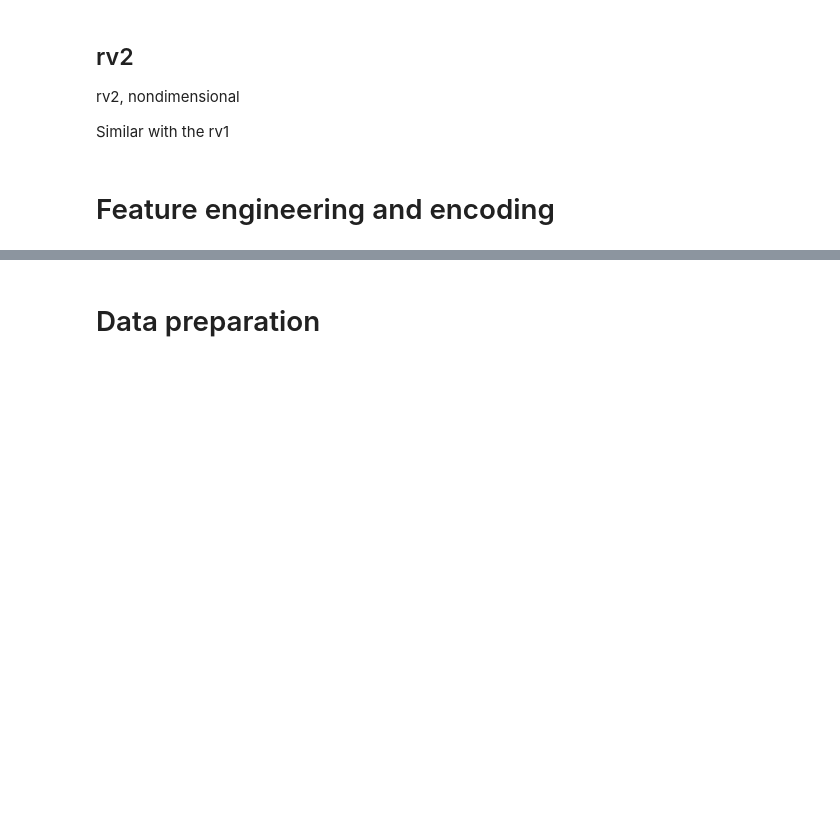
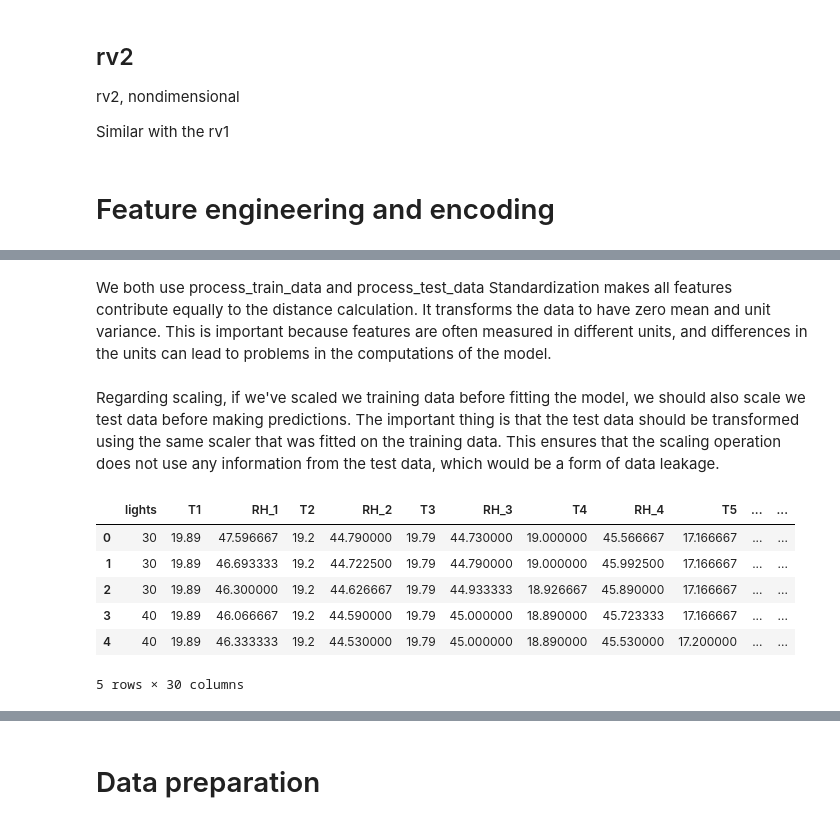
Before and after one commit to erdoganabaci/ml-predicting-energy-consumption, a Jupyter notebook: erdogan_abaci_ML_Predicting_Energy_consumption.ipynb, the cells around one changed output, grey strips where cells are left out. Saved outputs shown, nothing was run; the diff lists cells and outputs as text; code cells hidden in the pictures; blank space fills up the shorter version.

Commit message:
Fix kaggle scaler error

```diff
--- a/erdogan_abaci_ML_Predicting_Energy_consumption.ipynb
+++ b/erdogan_abaci_ML_Predicting_Energy_consumption.ipynb
@@ -559 +662,3 @@ For example, if we're predicting energy usage based on the time of day, the raw
+# %% [markdown]
+We both use process_train_data and process_test_data Standardization makes all features contribute equally to the distance calculation. It transforms the data to have zero mean and unit variance. This is important because features are often measured in different units, and differences in the units can lead to problems in the computations of the model.
 # %%
@@ -584,0 +683,2 @@ def add_cyclical_features(df, date_col='date'):
+# %% [markdown]
+Regarding scaling, if we've scaled we training data before fitting the model, we should also scale we test data before making predictions. The important thing is that the test data should be transformed using the same scaler that was fitted on the training data. This ensures that the scaling operation does not use any information from the test data, which would be a form of data leakage.
@@ -585,6 +729,14 @@ def add_cyclical_features(df, date_col='date'):
 # %%
-reshaped_training_data = add_cyclical_features(train_data)
+reshaped_training_data = process_train_data(train_data)
 reshaped_training_data.head()
+# %% [output]
+|  | lights | T1 | RH_1 | T2 | RH_2 | T3 | RH_3 | T4 | RH_4 | T5 | ... | ... |
+| 0 | 30 | 19.89 | 47.596667 | 19.2 | 44.790000 | 19.79 | 44.730000 | 19.000000 | 45.566667 | 17.166667 | ... | ... |
+| 1 | 30 | 19.89 | 46.693333 | 19.2 | 44.722500 | 19.79 | 44.790000 | 19.000000 | 45.992500 | 17.166667 | ... | ... |
+| 2 | 30 | 19.89 | 46.300000 | 19.2 | 44.626667 | 19.79 | 44.933333 | 18.926667 | 45.890000 | 17.166667 | ... | ... |
+| 3 | 40 | 19.89 | 46.066667 | 19.2 | 44.590000 | 19.79 | 45.000000 | 18.890000 | 45.723333 | 17.166667 | ... | ... |
+| 4 | 40 | 19.89 | 46.333333 | 19.2 | 44.530000 | 19.79 | 45.000000 | 18.890000 | 45.530000 | 17.200000 | ... | ... |
+5 rows × 30 columns
 # %%
 encoded_corr_matrix = reshaped_training_data.corr()
 plt.figure(figsize=(10,10))
```
Also changed, not shown: parts of 39 cells of this notebook.
